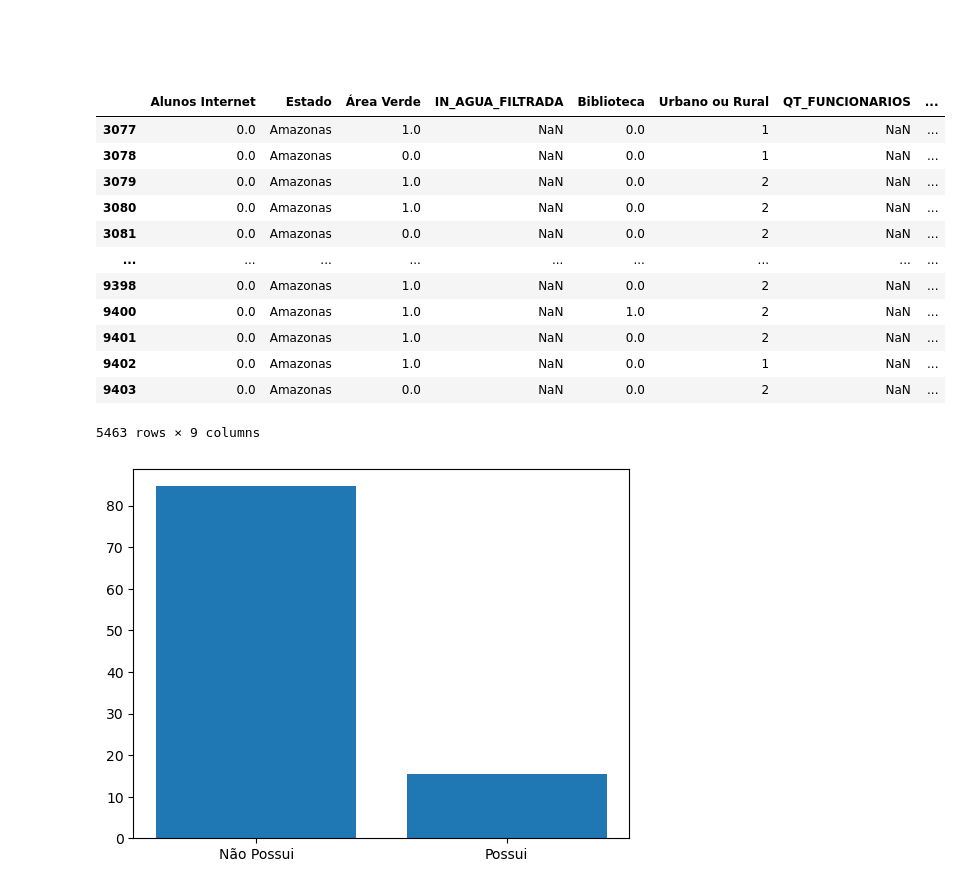
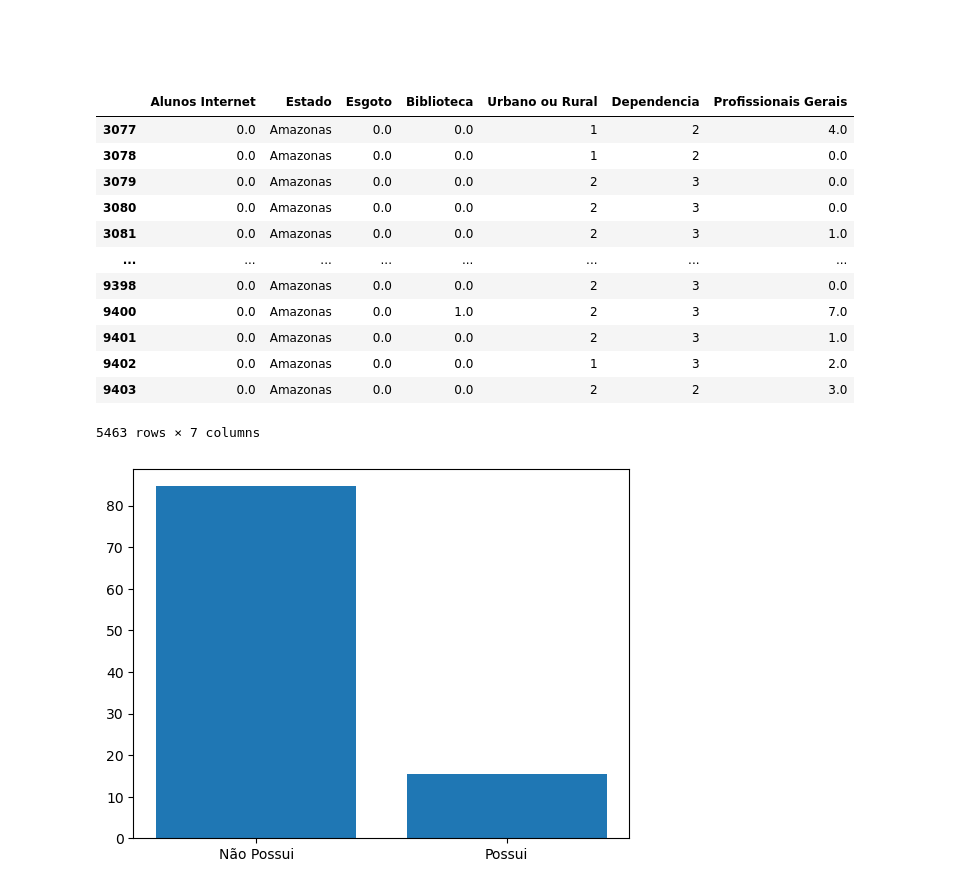
Before and after one commit to joaolindenberg/P2_CEDA2, a Jupyter notebook: main.ipynb, the cells around one changed output. Drawn from its saved outputs; the diff is of its cells as text; code cells hidden in the pictures.

```diff
--- a/main.ipynb
+++ b/main.ipynb
@@ -176,36 +176,36 @@ Legenda:
 </h3>
 # %%
 # SELECIONANDO SOMENTE AS COLUNAS QUE QUEREMOS
-colunas_selecionadas = ['IN_INTERNET_ALUNOS','NO_UF', 'IN_AREA_VERDE', 'IN_AGUA_FILTRADA', 'IN_BIBLIOTECA', 'TP_LOCALIZACAO', 'QT_FUNCIONARIOS','TP_DEPENDENCIA','QT_PROF_SERVICOS_GERAIS']
+colunas_selecionadas = ['IN_INTERNET_ALUNOS','NO_UF', 'IN_ESGOTO_REDE_PUBLICA', 'IN_BIBLIOTECA', 'TP_LOCALIZACAO','TP_DEPENDENCIA','QT_PROF_SERVICOS_GERAIS']
 df_projeto = dados_filtrados[colunas_selecionadas]
 
 # RENOMEANDO AS COLUNAS
 df_projeto = df_projeto.rename(columns={
     'IN_INTERNET_ALUNOS':'Alunos Internet',
     'NO_UF':'Estado',
-    'IN_AREA_VERDE':'Área Verde',
+    'IN_ESGOTO_REDE_PUBLICA':'Esgoto',
     'IN_BIBLIOTECA':'Biblioteca',
     'TP_LOCALIZACAO':'Urbano ou Rural',
     'TP_DEPENDENCIA':'Dependencia',
     'QT_PROF_SERVICOS_GERAIS': 'Profissionais Gerais'
 
 })
 
 df_projeto
 # %% [output]
-|  | Alunos Internet | Estado | Área Verde | IN_AGUA_FILTRADA | Biblioteca | Urbano ou Rural | QT_FUNCIONARIOS | ... |
-| 3077 | 0.0 | Amazonas | 1.0 | NaN | 0.0 | 1 | NaN | ... |
-| 3078 | 0.0 | Amazonas | 0.0 | NaN | 0.0 | 1 | NaN | ... |
-| 3079 | 0.0 | Amazonas | 1.0 | NaN | 0.0 | 2 | NaN | ... |
-| 3080 | 0.0 | Amazonas | 1.0 | NaN | 0.0 | 2 | NaN | ... |
-| 3081 | 0.0 | Amazonas | 0.0 | NaN | 0.0 | 2 | NaN | ... |
-| ... | ... | ... | ... | ... | ... | ... | ... | ... |
-| 9398 | 0.0 | Amazonas | 1.0 | NaN | 0.0 | 2 | NaN | ... |
-| 9400 | 0.0 | Amazonas | 1.0 | NaN | 1.0 | 2 | NaN | ... |
-| 9401 | 0.0 | Amazonas | 1.0 | NaN | 0.0 | 2 | NaN | ... |
-| 9402 | 0.0 | Amazonas | 1.0 | NaN | 0.0 | 1 | NaN | ... |
-| 9403 | 0.0 | Amazonas | 0.0 | NaN | 0.0 | 2 | NaN | ... |
+|  | Alunos Internet | Estado | Esgoto | Biblioteca | Urbano ou Rural | Dependencia | Profissionais Gerais |
+| 3077 | 0.0 | Amazonas | 0.0 | 0.0 | 1 | 2 | 4.0 |
+| 3078 | 0.0 | Amazonas | 0.0 | 0.0 | 1 | 2 | 0.0 |
+| 3079 | 0.0 | Amazonas | 0.0 | 0.0 | 2 | 3 | 0.0 |
+| 3080 | 0.0 | Amazonas | 0.0 | 0.0 | 2 | 3 | 0.0 |
+| 3081 | 0.0 | Amazonas | 0.0 | 0.0 | 2 | 3 | 1.0 |
+| ... | ... | ... | ... | ... | ... | ... | ... |
+| 9398 | 0.0 | Amazonas | 0.0 | 0.0 | 2 | 3 | 0.0 |
+| 9400 | 0.0 | Amazonas | 0.0 | 1.0 | 2 | 3 | 7.0 |
+| 9401 | 0.0 | Amazonas | 0.0 | 0.0 | 2 | 3 | 1.0 |
+| 9402 | 0.0 | Amazonas | 0.0 | 0.0 | 1 | 3 | 2.0 |
+| 9403 | 0.0 | Amazonas | 0.0 | 0.0 | 2 | 2 | 3.0 |
-5463 rows × 9 columns
+5463 rows × 7 columns
 # %%
 df_internet = pd.DataFrame()
 
```
Also changed, not shown: parts of 7 cells of this notebook.
